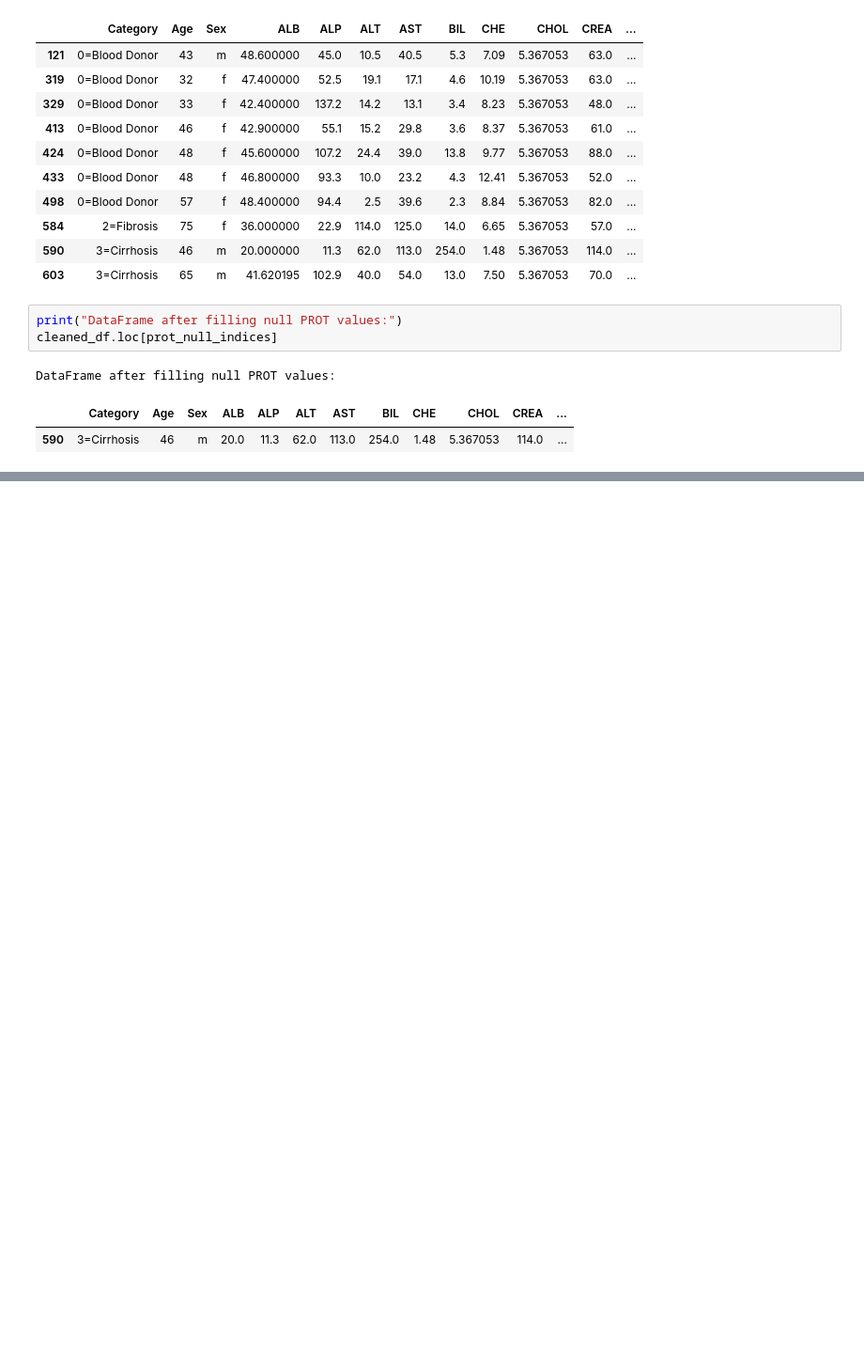
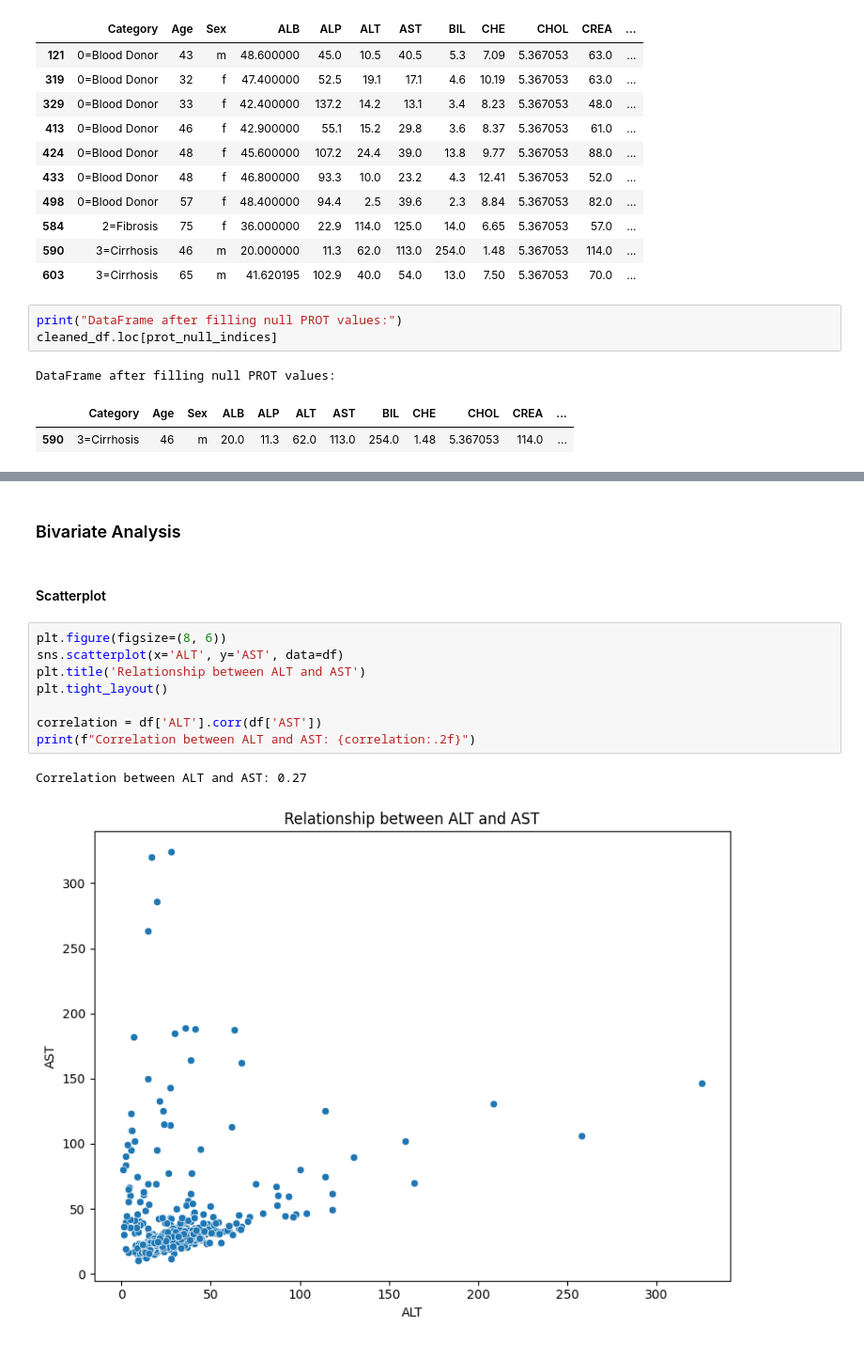
Before and after one commit to bootycurry/eda-assessment, a Jupyter notebook: 22BDS0142.ipynb, the cells around one changed output, grey strips where cells are left out. Shown at 94% size. Saved outputs shown, nothing was run; the diff lists cells and outputs as text; blank space fills up the shorter version.

```diff
--- a/22BDS0142.ipynb
+++ b/22BDS0142.ipynb
@@ -339,0 +483,15 @@ DataFrame after filling null PROT values:
+# %% [markdown]
+### Bivariate Analysis
+# %% [markdown]
+#### Scatterplot
+# %%
+plt.figure(figsize=(8, 6))
+sns.scatterplot(x='ALT', y='AST', data=df)
+plt.title('Relationship between ALT and AST')
+plt.tight_layout()
+
+correlation = df['ALT'].corr(df['AST'])
+print(f"Correlation between ALT and AST: {correlation:.2f}")
+# %% [output]
+Correlation between ALT and AST: 0.27
+[figure, added]
```
Also changed, not shown: parts of 27 cells of this notebook.
